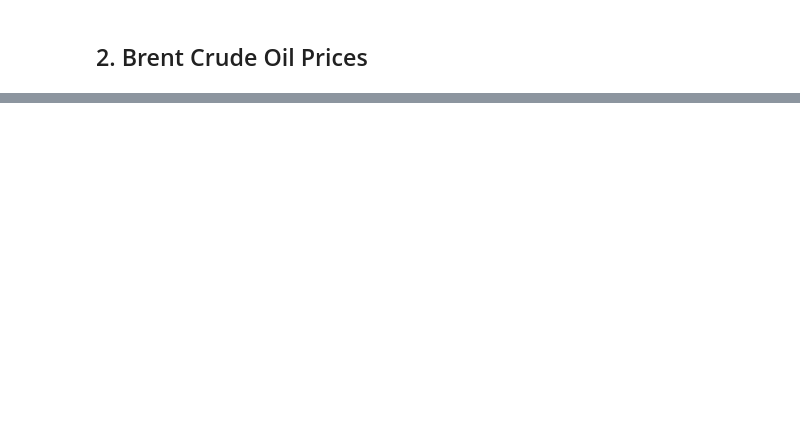
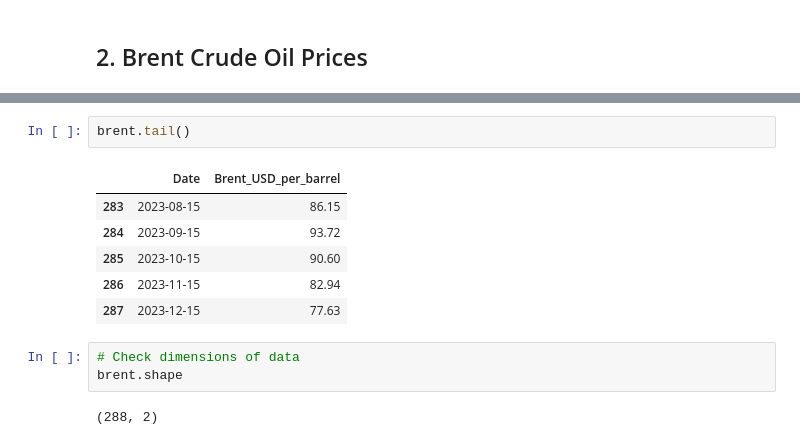
Before and after one commit to GorataB/Hackathon_PolyglotPioneers, a Jupyter notebook: Data Cleaning.ipynb, the cells around one changed output, grey strips where cells are left out. Saved outputs shown, nothing was run; the diff lists cells and outputs as text; blank space fills up the shorter version.

```diff
--- a/Data Cleaning.ipynb
+++ b/Data Cleaning.ipynb
@@ -115,0 +128,14 @@ plt.show()
+# %%
+brent.tail()
+# %% [output]
+|  | Date | Brent_USD_per_barrel |
+| 283 | 2023-08-15 | 86.15 |
+| 284 | 2023-09-15 | 93.72 |
+| 285 | 2023-10-15 | 90.60 |
+| 286 | 2023-11-15 | 82.94 |
+| 287 | 2023-12-15 | 77.63 |
+# %%
+# Check dimensions of data
+brent.shape
+# %% [output]
+(288, 2)
```
Also changed, not shown: parts of 14 cells of this notebook.
